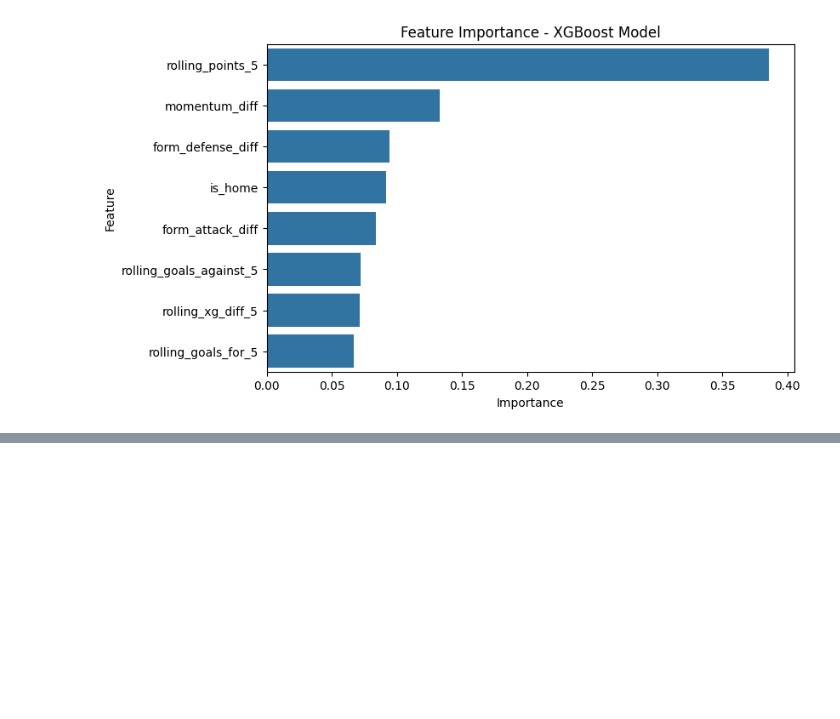
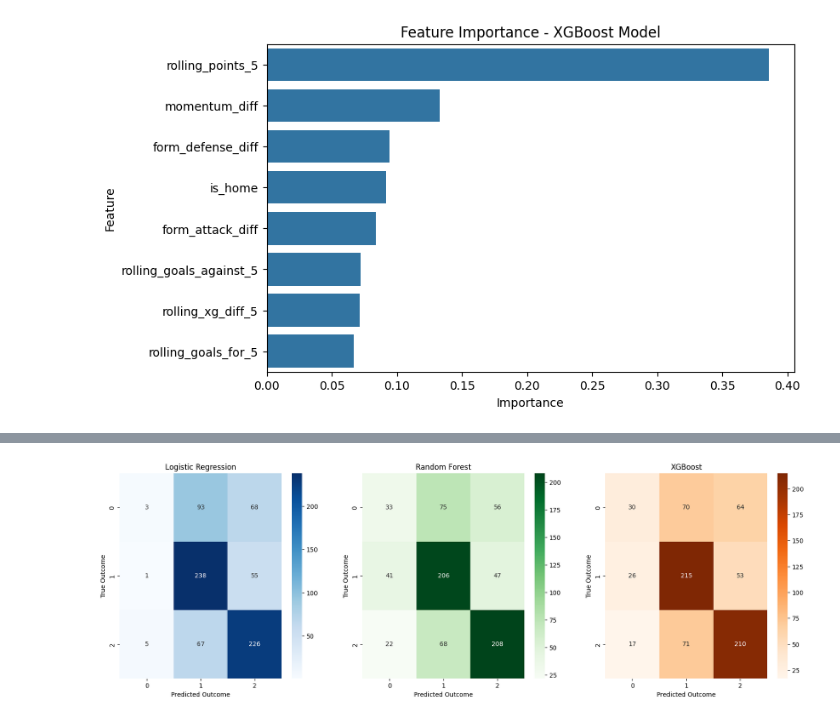
Before and after one commit to sankalp120/premierleague_predictor, a Jupyter notebook: notebook.ipynb, the cells around one changed output, grey strips where cells are left out. Drawn from its saved outputs; the diff is of its cells as text; code cells hidden in the pictures; blank space fills up the shorter version.

```diff
--- a/notebook.ipynb
+++ b/notebook.ipynb
@@ -509,0 +617,44 @@ weighted avg       0.58      0.60      0.58       756
+# %%
+import matplotlib.pyplot as plt
+import seaborn as sns
+import pandas as pd
+from sklearn.metrics import confusion_matrix, classification_report
+# --- 3. Generate Side-by-Side Confusion Matrices ---
+
+# Retrieve predictions from previously run cells
+# For Random Forest: y_pred is already defined
+# For Logistic Regression: y_pred_log_reg is already defined
+# For XGBoost: Assuming y_pred from the last run of xgb_model.predict(X_test) is available as y_pred_xgb
+# If not, let's re-predict for XGBoost for consistency (using the last trained xgb_model)
+y_pred_xgb = xgb_model.predict(X_test)
+
+fig, axes = plt.subplots(1, 3, figsize=(20, 6))
+
+# Logistic Regression Confusion Matrix
+sns.heatmap(confusion_matrix(y_test_encoded, y_pred_log_reg), annot=True, fmt="d",
+            xticklabels=le.inverse_transform(log_reg_model.classes_),
+            yticklabels=le.inverse_transform(log_reg_model.classes_), cmap='Blues', ax=axes[0])
+axes[0].set_title('Logistic Regression')
+axes[0].set_xlabel('Predicted Outcome')
+axes[0].set_ylabel('True Outcome')
+
+# Random Forest Confusion Matrix
+sns.heatmap(confusion_matrix(y_test_encoded, y_pred), annot=True, fmt="d",
+            xticklabels=le.inverse_transform(model.classes_),
+            yticklabels=le.inverse_transform(model.classes_), cmap='Greens', ax=axes[1])
+axes[1].set_title('Random Forest')
+axes[1].set_xlabel('Predicted Outcome')
+axes[1].set_ylabel('True Outcome')
+
+# XGBoost Confusion Matrix
+sns.heatmap(confusion_matrix(y_test_encoded, y_pred_xgb), annot=True, fmt="d",
+            xticklabels=le.inverse_transform(xgb_model.classes_),
+            yticklabels=le.inverse_transform(xgb_model.classes_), cmap='Oranges', ax=axes[2])
+axes[2].set_title('XGBoost')
+axes[2].set_xlabel('Predicted Outcome')
+axes[2].set_ylabel('True Outcome')
+
+
+plt.show()
+# %% [output]
+[figure, added]
```
Also changed, not shown: parts of 8 cells of this notebook.
